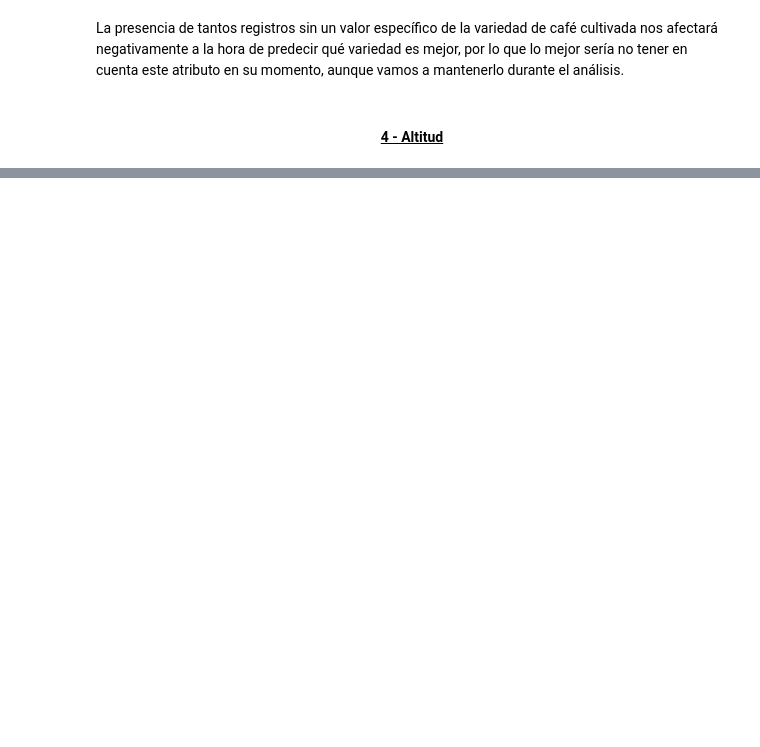
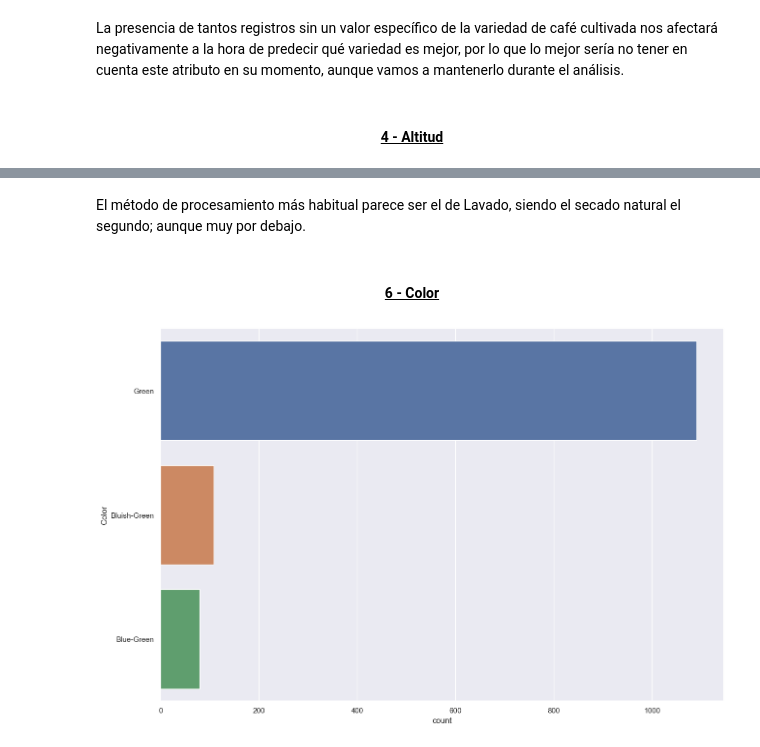
Before and after one commit to jmramaq/TrainingEDA_Coffee, a Jupyter notebook: src/EDA.ipynb, the cells around one changed output, grey strips where cells are left out. Cells and saved outputs as stored; diff of their text form; code cells hidden in the pictures; blank space fills up the shorter version.

```diff
--- a/src/EDA.ipynb
+++ b/src/EDA.ipynb
@@ -399,0 +535,10 @@ df["Processing Method"] = df["Processing Method"].str.upper()
+# %% [markdown]
+El método de procesamiento más habitual parece ser el de Lavado, siendo el secado natural el segundo; aunque muy por debajo.
+# %% [markdown]
+<h4 style="text-align: center;"><ins>6 - Color</ins></h4>
+# %%
+fig, ax = plt.subplots(figsize=(15, 10))
+sns.countplot(data=df, y="Color", order= df["Color"].value_counts().index, ax=ax)
+plt.show()
+# %% [output]
+[figure, added]
```
Also changed, not shown: parts of 81 cells of this notebook.
